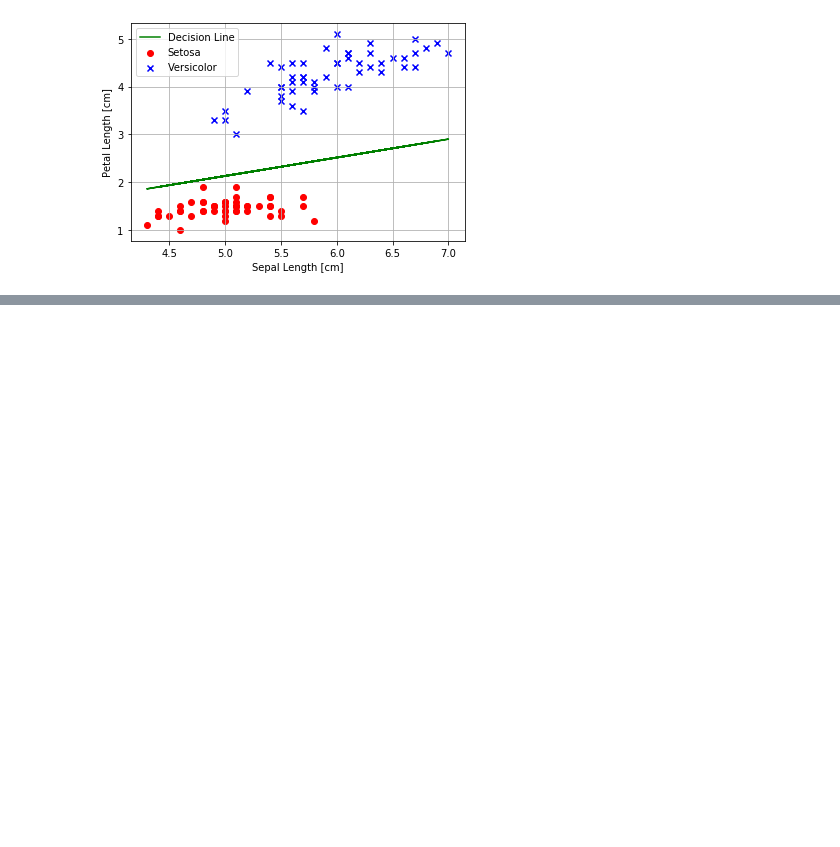
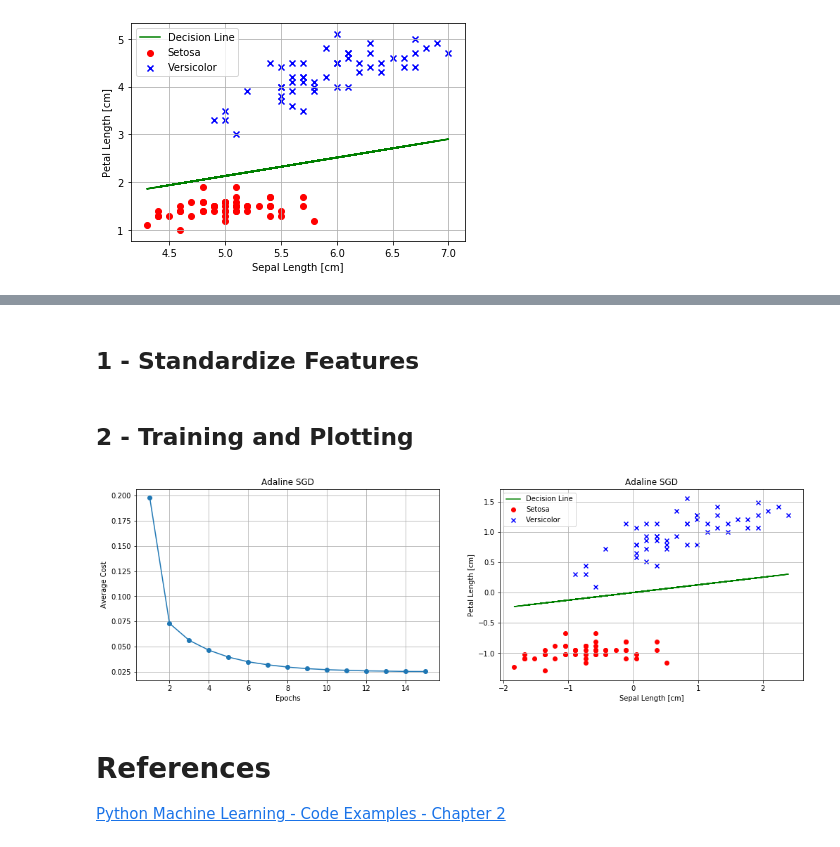
Before and after one commit to ZaqueuCavalcante/Machine-Learning, a Jupyter notebook: ML-DP-Pyhon-SkLearn-TensorFlow/Chapter_02/Chapter_02.ipynb, the cells around one changed output, grey strips where cells are left out. Saved outputs shown, nothing was run; the diff lists cells and outputs as text; code cells hidden in the pictures; blank space fills up the shorter version.

Commit message:
Add chapter 02 book.

```diff
--- a/ML-DP-Pyhon-SkLearn-TensorFlow/Chapter_02/Chapter_02.ipynb
+++ b/ML-DP-Pyhon-SkLearn-TensorFlow/Chapter_02/Chapter_02.ipynb
@@ -234,0 +390,42 @@ plt.show()
+# %% [markdown]
+## 1 - Standardize Features
+# %%
+X_std = np.copy(X)
+X_std[:, 0] = (X[:, 0] - X[:, 0].mean()) / X[:, 0].std()
+X_std[:, 1] = (X[:, 1] - X[:, 1].mean()) / X[:, 1].std()
+# %% [markdown]
+## 2 - Training and Plotting
+# %%
+fig, ax = plt.subplots(nrows=1, ncols=2, figsize=(17, 5))
+
+adaSGD = AdalineSGD(n_iter=15, eta=0.01)
+adaSGD.fit(X_std, y)
+
+ax[0].plot(range(1, len(adaSGD.cost_) + 1), adaSGD.cost_, marker='o')
+ax[0].grid()
+ax[0].set_xlabel('Epochs')
+ax[0].set_ylabel('Average Cost')
+ax[0].set_title('Adaline SGD')
+
+# Plotting - - - - - - - - - - - - - - - - - - - - - - - - - - - - - #
+ax[1].scatter(X_std[:50, 0], X_std[:50, 1],
+            color='red', marker='o', label='Setosa')
+ax[1].scatter(X_std[50:100, 0], X_std[50:100, 1],
+            color='blue', marker='x', label='Versicolor')
+ax[1].grid()
+ax[1].set_xlabel('Sepal Length [cm]')
+ax[1].set_ylabel('Petal Length [cm]')
+ax[1].set_title('Adaline SGD')
+# Decision Line.
+DL = -adaSGD.w_[0]/adaSGD.w_[2] - adaSGD.w_[1]/adaSGD.w_[2]*X_std[:, 0]
+ax[1].plot(X_std[:, 0], DL,
+        color='green', label='Decision Line')
+ax[1].legend(loc='upper left')
+
+plt.show()
+# %% [output]
+[figure, added]
+# %% [markdown]
+# References
+
+[Python Machine Learning - Code Examples - Chapter 2](https://github.com/rasbt/python-machine-learning-book-3rd-edition/blob/master/ch02/ch02.ipynb)
```
Also changed, not shown: parts of 9 cells of this notebook.
